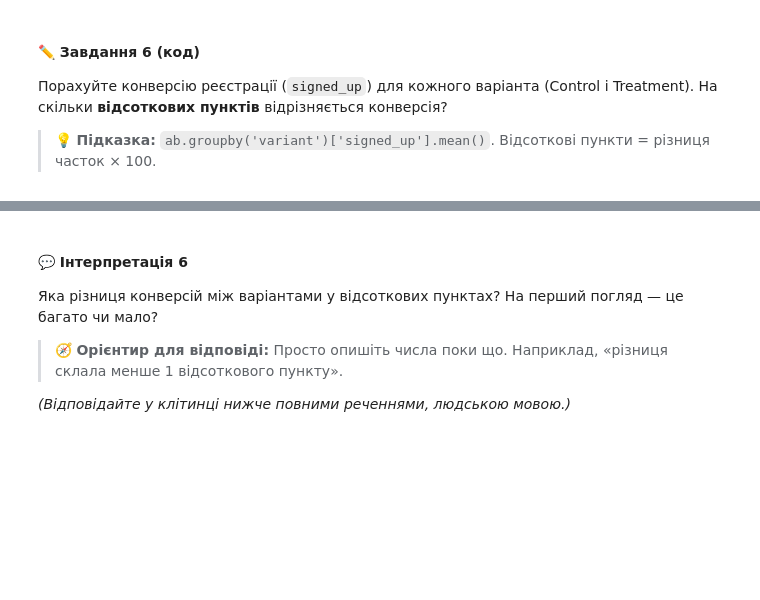
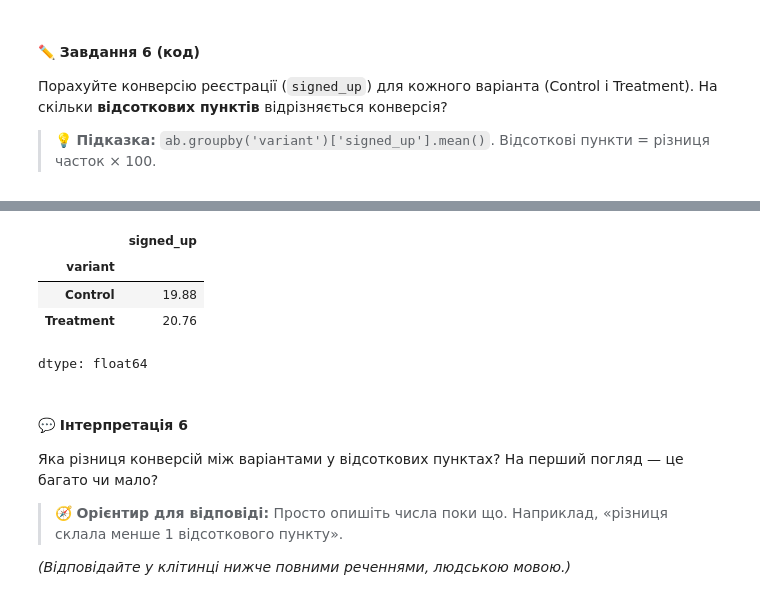
Before and after one commit to NadiiaIvashchuk/DTA_2026, a Jupyter notebook: Stat&Math/Kopie_von_practice_stat_tests_HARDER.ipynb, the cells around one changed output, grey strips where cells are left out. Cells and saved outputs as stored; diff of their text form; code cells hidden in the pictures; blank space fills up the shorter version.

```diff
--- a/Stat&Math/Kopie_von_practice_stat_tests_HARDER.ipynb
+++ b/Stat&Math/Kopie_von_practice_stat_tests_HARDER.ipynb
@@ -305,3 +320,12 @@ p-значення: 0.000000
+# %%
+# Завдання 6:
+display(ab.groupby('variant')['signed_up'].mean().round(4)*100)
+# %% [output]
+|  | signed_up |
+| variant |  |
+| Control | 19.88 |
+| Treatment | 20.76 |
+dtype: float64
 # %% [markdown]
 #### 💬 Інтерпретація 6
 
```
Also changed, not shown: parts of 11 cells of this notebook.
